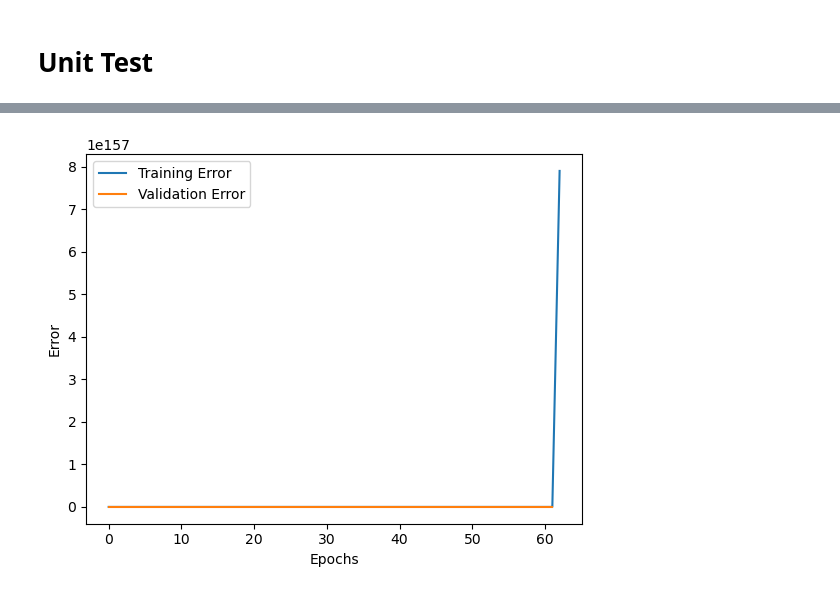
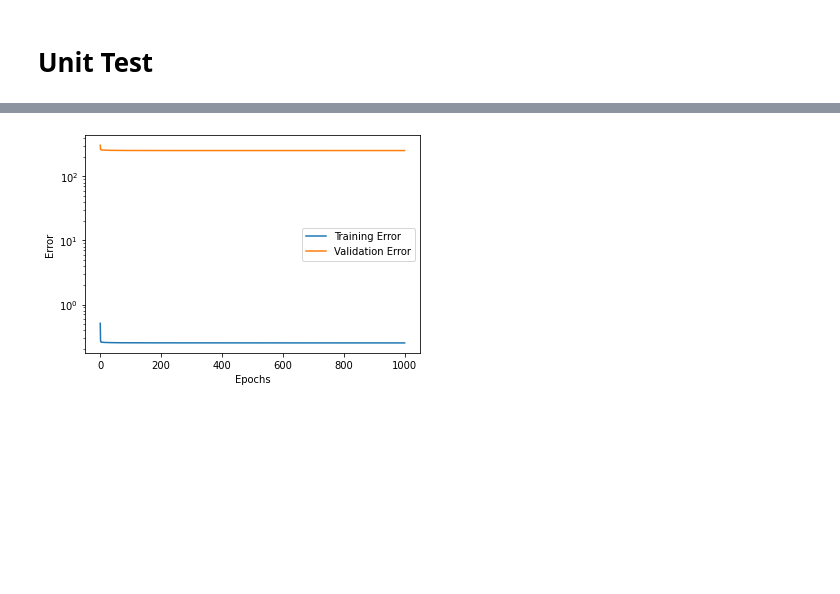
Before and after one commit to AlbertoMontanelli/Machine-Learning, a Jupyter notebook: neural_network.ipynb, the cells around one changed output, grey strips where cells are left out. Drawn from its saved outputs; the diff is of its cells as text; code cells hidden in the pictures; blank space fills up the shorter version.

```diff
--- a/neural_network.ipynb
+++ b/neural_network.ipynb
@@ -107,8 +107,12 @@ def d_leaky_relu(net, alpha):
 def ELU(net):
     return net if(net>=0) else np.exp(net)-1
 
+ELU = np.vectorize(ELU)
+
 def d_ELU(net):
     return 1 if(net>=0) else np.exp(net)
+
+d_ELU = np.vectorize(d_ELU)
 # %% [markdown]
 # Loss/Error functions:
 Definition of loss/error functions and their derivatives. \
@@ -396,21 +400,23 @@ class NeuralNetwork:
 #test
 np.random.seed(42)
 
-x_tot = np.random.rand(100, 3)
-target = np.random.rand(100, 2)
+x_tot = np.random.rand(5000, 15)
+target = np.random.rand(5000, 3)
 
-layer_one = Layer(3, 2, linear, d_linear)
-layer_two = Layer(2, 2, linear, d_linear)
+layer_one = Layer(15, 8, ELU, d_ELU)
+layer_two = Layer(8, 5, ELU, d_ELU)
+layer_out = Layer(5, 3, linear, d_linear)
 
 NN = NeuralNetwork()
 NN.add_layer(layer_one)
 NN.add_layer(layer_two)
+NN.add_layer(layer_out)
 
 # Parametri di training
 K = 5
-epochs = 500
-learning_rate = 0.01
-batch_size = 32
+epochs = 1000
+learning_rate = 0.0001
+batch_size = 100
 
 # Cross-validation
 train_error, val_error = NN.k_fold_cross_validation(
@@ -424,6 +430,7 @@ plt.plot(train_error, label='Training Error')
 plt.plot(val_error, label='Validation Error')
 plt.xlabel('Epochs')
 plt.ylabel('Error')
+plt.yscale('log')
 plt.legend()
 plt.show()
 # %% [output]
@@ -452 +454 @@ Epoch 500/500, Avg Training Loss: nan, Avg Validation Loss: nan
-[figure, old version]
+[figure, new version]
```
Also changed, not shown: parts of 3 cells of this notebook.
